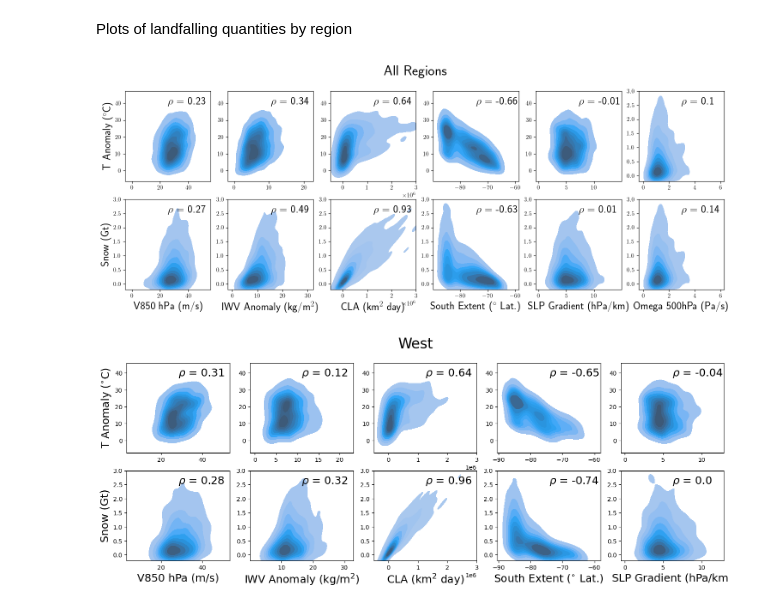
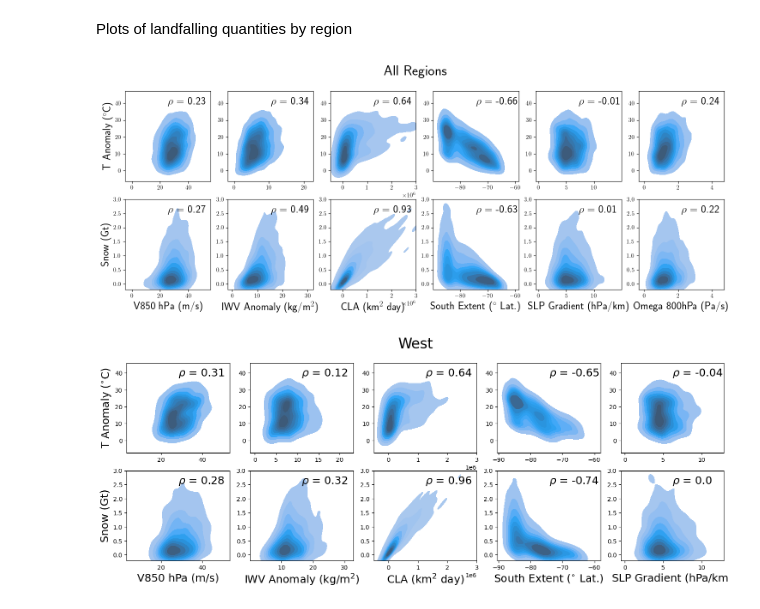
Before and after one commit to jbbutler/extreme_antarctic_ARs, a Jupyter notebook: paper/paper_plots.ipynb, the cells around one changed output. Drawn from its saved outputs; the diff is of its cells as text; code cells hidden in the pictures.

Commit message:
adding a round of CV

```diff
--- a/paper/paper_plots.ipynb
+++ b/paper/paper_plots.ipynb
@@ -450,6 +457,10 @@ fig.savefig(str(home_dir) + '/plots/paper_plots/trajectory_map.png', dpi=100)
 [figure]
 # %% [markdown]
 Plots of landfalling quantities by region
+# %%
+# loading up the catalog of landfalling storms, with variable info
+catalog_path = '~/extreme_antarctic_ARs/project/dataset/datasets/landfalling_df_cleaned.csv'
+catalog = pd.read_csv(catalog_path)
 # %%
 from scipy.stats import pearsonr
 from scipy.stats import spearmanr
@@ -457,8 +468,6 @@ from scipy.stats import spearmanr
 fig, axs = plt.subplots(nrows=2, ncols=6)
 fig.set_size_inches(18, 6)
 fig.suptitle('All Regions', fontsize=24)
-
-catalog = landfalling_catalog
 
 impact1 = "max_T2M_anomaly_ais"
 impact2 = "cumulative_snowfall_ais"
@@ -498,11 +507,11 @@ axs[0,4].set_ylabel('')
 #axs[3].set_xlim(, 4*(10**6))
 axs[0,4].annotate(text='$\\rho$ = '+ str(corr), xy=(0.5, 0.85), xycoords='axes fraction', fontsize=18);
 
-corr = round(spearmanr(catalog.max_landfalling_omega500, catalog[impact1]).statistic, 2)
-sns.kdeplot(data=catalog, x="max_landfalling_omega500", y=impact2, fill=True, ax=axs[0,5])
+corr = round(spearmanr(catalog.max_landfalling_omega850, catalog[impact1]).statistic, 2)
+sns.kdeplot(data=catalog, x="max_landfalling_omega850", y=impact1, fill=True, ax=axs[0,5])
 axs[0,5].set_xlabel('')
 axs[0,5].set_ylabel('')
-axs[0,5].set_ylim(-0.2, 3)
+#axs[0,5].set_ylim(-0.2, 3)
 axs[0,5].annotate(text='$\\rho$ = '+ str(corr), xy=(0.5, 0.85), xycoords='axes fraction', fontsize=18);
 
 corr = round(spearmanr(catalog.max_landfalling_v850hPa, catalog[impact2]).statistic, 2)
@@ -518,37 +527,37 @@ axs[1,1].set_xlabel('IWV Anomaly (kg/m$^{2}$)', fontsize=18)
 axs[1,1].set_ylabel('')
 axs[1,1].set_ylim(-0.2, 3)
 axs[1,1].annotate(text='$\\rho$ = '+ str(corr), xy=(0.50, 0.85), xycoords='axes fraction', fontsize=18);
 
 corr = round(spearmanr(catalog.cumulative_landfalling_area, catalog[impact2]).statistic, 2)
 sns.kdeplot(data=catalog, x="cumulative_landfalling_area", y=impact2, fill=True, ax=axs[1,2])
 axs[1,2].set_xlabel('CLA (km$^{2} $ day)', fontsize=18)
 axs[1,2].set_xlim(-0.5*(10**6), 3*(10**6))
 axs[1,2].set_ylabel('')
 axs[1,2].set_ylim(-0.2, 3)
 axs[1,2].annotate(text='$\\rho$ = '+ str(corr), xy=(0.50, 0.85), xycoords='axes fraction', fontsize=18);
 
 corr = round(spearmanr(catalog.max_south_extent, catalog[impact2]).statistic, 2)
 sns.kdeplot(data=catalog, x="max_south_extent", y=impact2, fill=True, ax=axs[1,3])
 axs[1,3].set_xlabel('South Extent ($^{\\circ}$ Lat.)', fontsize=18)
 axs[1,3].set_ylabel('')
 axs[1,3].set_ylim(-0.2, 3)
 axs[1,3].annotate(text='$\\rho$ = '+ str(corr), xy=(0.5, 0.85), xycoords='axes fraction', fontsize=18);
 
 corr = round(spearmanr(catalog.max_ocean_SLP_gradient, catalog[impact2]).statistic, 2)
 sns.kdeplot(data=catalog, x="max_ocean_SLP_gradient", y=impact2, fill=True, ax=axs[1,4])
 axs[1,4].set_xlabel('SLP Gradient (hPa/km)', fontsize=18)
 axs[1,4].set_ylabel('')
 axs[1,4].set_ylim(-0.2, 3)
 axs[1,4].annotate(text='$\\rho$ = '+ str(corr), xy=(0.5, 0.85), xycoords='axes fraction', fontsize=18);
 
-corr = round(spearmanr(catalog.max_landfalling_omega500, catalog[impact2]).statistic, 2)
-sns.kdeplot(data=catalog, x="max_landfalling_omega500", y=impact2, fill=True, ax=axs[1,5])
-axs[1,5].set_xlabel('Omega 500hPa (Pa/s)', fontsize=18)
+corr = round(spearmanr(catalog.max_landfalling_omega850, catalog[impact2]).statistic, 2)
+sns.kdeplot(data=catalog, x="max_landfalling_omega850", y=impact2, fill=True, ax=axs[1,5])
+axs[1,5].set_xlabel('Omega 800hPa (Pa/s)', fontsize=18)
 axs[1,5].set_ylabel('')
 axs[1,5].set_ylim(-0.2, 3)
 axs[1,5].annotate(text='$\\rho$ = '+ str(corr), xy=(0.5, 0.85), xycoords='axes fraction', fontsize=18);
 # %% [output]
-[figure, old version]
+[figure, new version]
 # %%
 from sklearn.decomposition import PCA
 from sklearn.preprocessing import StandardScaler
```
Also changed, not shown: parts of 3 cells of this notebook, 23 other files.
